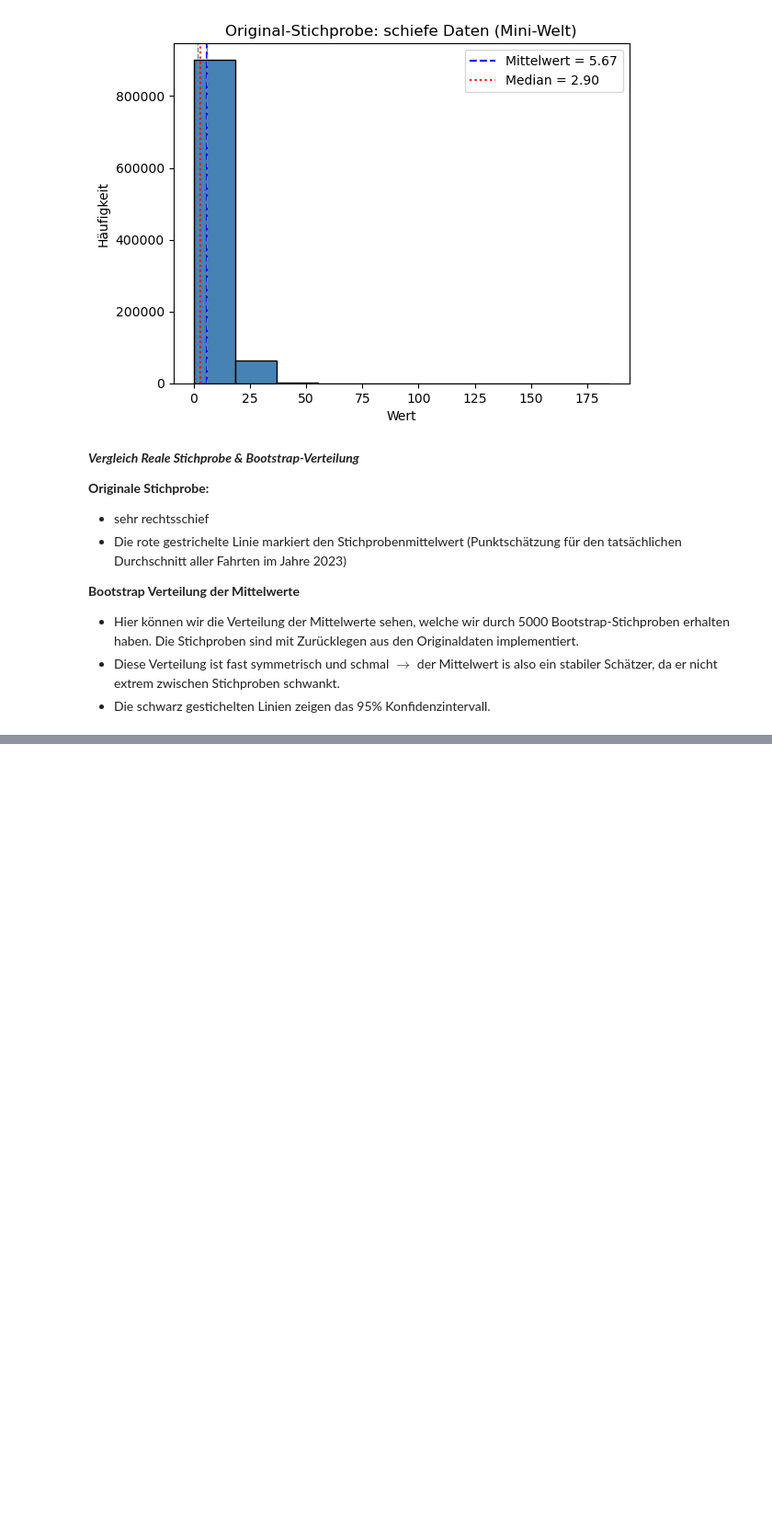
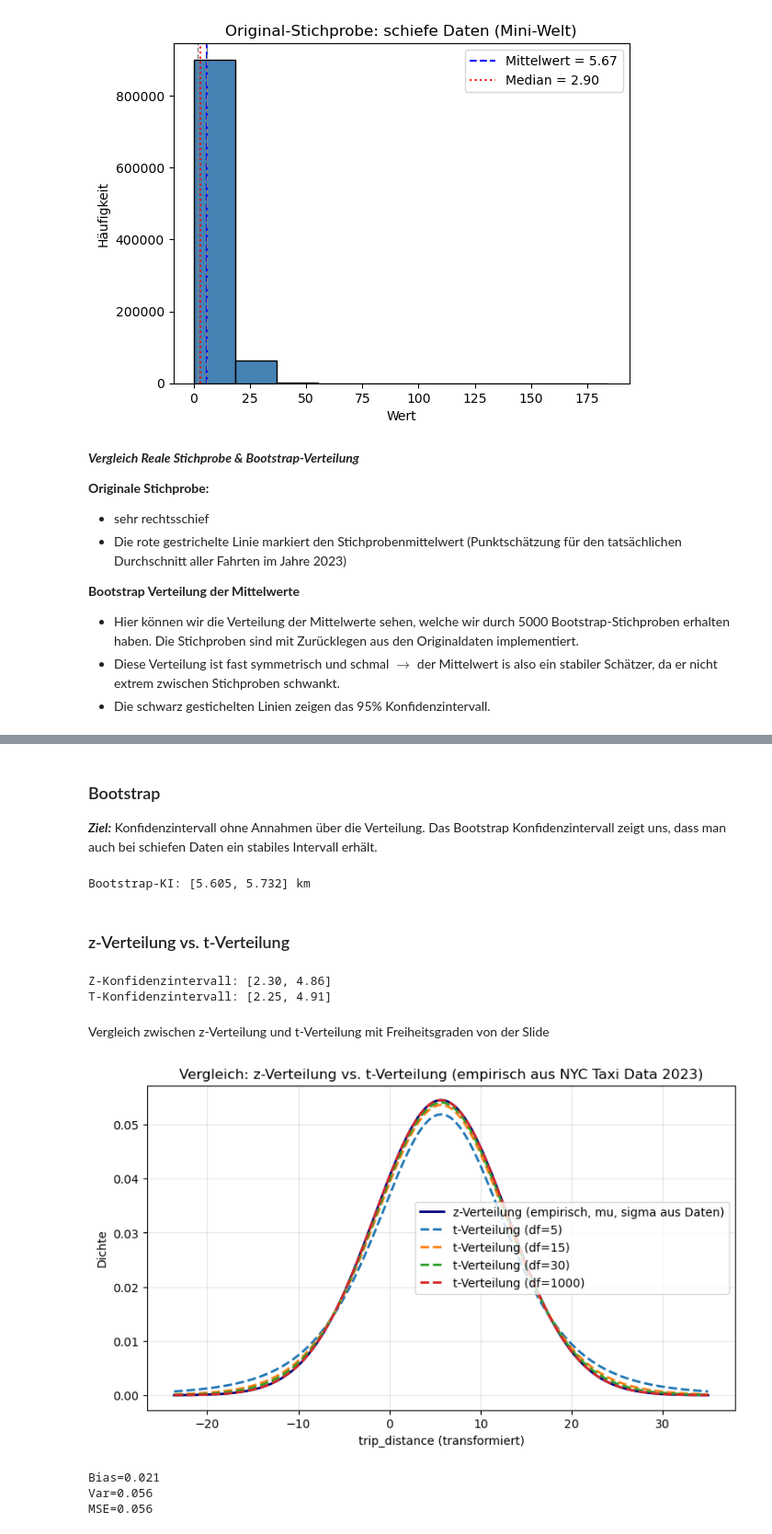
Before and after one commit to Benjam1nP/Statistic-Data-Sience-Project, a Jupyter notebook: notebooks/06_Schaetzen_&_Konfidenzintervalle.ipynb, the cells around one changed output, grey strips where cells are left out. Shown at 92% size. Drawn from its saved outputs; the diff is of its cells as text; code cells hidden in the pictures; blank space fills up the shorter version.

Commit message:
[finish|06_Schaetzen_&_Konfidenzintervalle.ipynb] Finish Notebook 6 with content from lecture slides

```diff
--- a/notebooks/06_Schaetzen_&_Konfidenzintervalle.ipynb
+++ b/notebooks/06_Schaetzen_&_Konfidenzintervalle.ipynb
@@ -221,0 +265,68 @@ plt.tight_layout(); plt.show()
+# %% [markdown]
+### Bootstrap
+
+***Ziel:*** Konfidenzintervall ohne Annahmen über die Verteilung.
+Das Bootstrap Konfidenzintervall zeigt uns, dass man auch bei schiefen Daten ein stabiles Intervall erhält.
+# %%
+B = 1000
+rng = np.random.default_rng(0)
+boot_means = np.array([rng.choice(x, size=50_000, replace=True).mean() for _ in range(B)])
+ci_boot = np.percentile(boot_means, [2.5, 97.5])
+print(f"Bootstrap-KI: [{ci_boot[0]:.3f}, {ci_boot[1]:.3f}] km")
+# %% [output]
+Bootstrap-KI: [5.605, 5.732] km
+# %% [markdown]
+### z-Verteilung vs. t-Verteilung
+# %%
+sample = rng.choice(x, size=30, replace=False)
+xbar = sample.mean()
+s = sample.std(ddof=1)
+se = s / np.sqrt(len(sample))
+z_ci = [xbar - z * se, xbar + z * se]
+t_ci = st.t.interval(0.95, df=len(sample)-1, loc=xbar, scale=se)
+print(f"Z-Konfidenzintervall: [{z_ci[0]:.2f}, {z_ci[1]:.2f}]")
+print(f"T-Konfidenzintervall: [{t_ci[0]:.2f}, {t_ci[1]:.2f}]")
+# %% [output]
+Z-Konfidenzintervall: [2.30, 4.86]
+T-Konfidenzintervall: [2.25, 4.91]
+# %% [markdown]
+Vergleich zwischen z-Verteilung und t-Verteilung mit Freiheitsgraden von der Slide
+# %%
+x = df.loc[df["tpep_pickup_datetime"].dt.year == 2023, "trip_distance"].to_numpy(dtype=float)
+
+mu = np.mean(x)
+sigma = np.std(x, ddof=1)
+
+dfs = [5, 15, 30, 1000]
+x_vals = np.linspace(mu - 4 * sigma, mu + 4 * sigma, 400) # 400 gleichmäßig verteilte Punkte rund um den mittelwert
+
+z_pdf = st.norm.pdf(x_vals, loc=mu, scale=sigma)
+
+t_pdfs = [st.t.pdf((x_vals - mu)/sigma, df=df_) / sigma for df_ in dfs]
+
+plt.figure(figsize=(9,5))
+plt.plot(x_vals, z_pdf, color="navy", linewidth=2, label="z-Verteilung (empirisch, mu, sigma aus Daten)")
+for t_pdf, df_ in zip(t_pdfs, dfs):
+    plt.plot(x_vals, t_pdf, "--", linewidth=2, label=f"t-Verteilung (df={df_})")
+
+plt.title("Vergleich: z-Verteilung vs. t-Verteilung (empirisch aus NYC Taxi Data 2023)")
+plt.xlabel("trip_distance (transformiert)")
+plt.ylabel("Dichte")
+plt.legend()
+plt.grid(alpha=0.3)
+plt.show()
+# %% [output]
+[figure, added]
+# %%
+n_small = 1000 # hier haben wir eine kleine Stichprobengröße gewählt
+means = [rng.choice(x, size=n_small, replace=False).mean() for _ in range(100)] # jeweils 100 Stichproben aus x ohne Zurücklegen ziehen + für jede Stichprobe den Mittelwert berechnen
+bias = np.mean(means) - mean_trip # der durchschnittliche Schätzwert über alle Stichproben
+var = np.var(means, ddof=1) # Zufällige Schwankung der Schätzungen (-> Streungsfehler auch genannt)
+mse = bias ** 2 + var # interessant: ich kenne den mse eher aus dem Machine Learning Bereich (z.B. auch sklearn.metics) und für Modellvorhersagen
+print(f"Bias={bias:.3f}")
+print(f"Var={var:.3f}")
+print(f"MSE={mse:.3f}")
+# %% [output]
+Bias=0.021
+Var=0.056
+MSE=0.056
```
Also changed, not shown: parts of 15 cells of this notebook.
